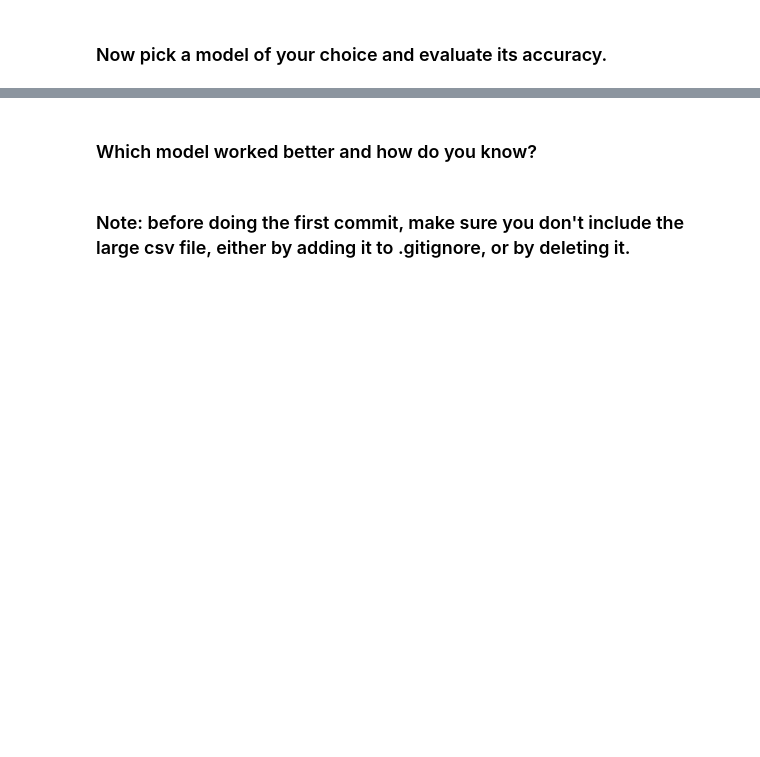
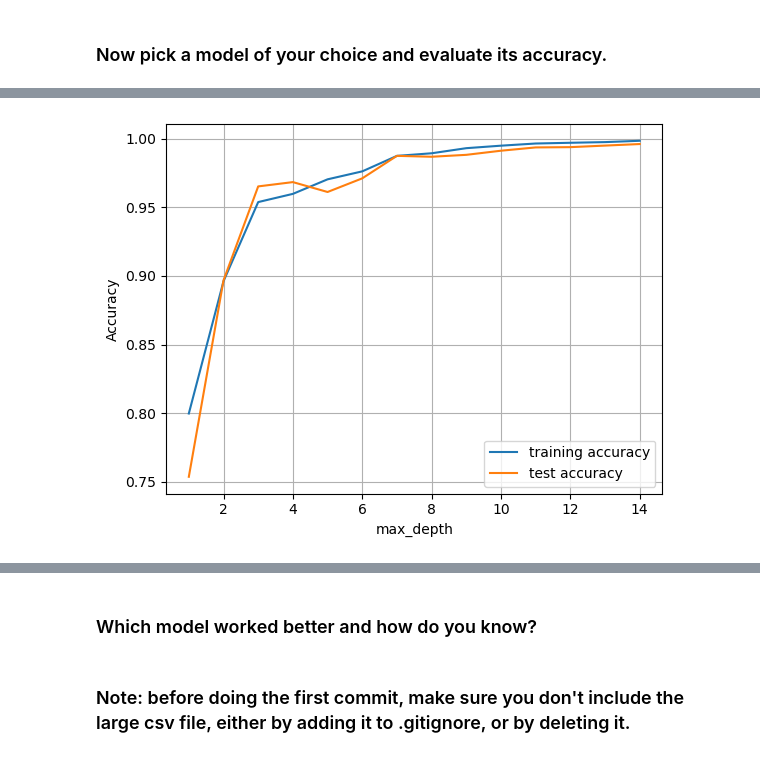
Before and after one commit to ta-data-lis/lab-imbalance, a Jupyter notebook: your-code/lab_imbalance.ipynb, the cells around one changed output, grey strips where cells are left out. Drawn from its saved outputs; the diff is of its cells as text; code cells hidden in the pictures; blank space fills up the shorter version.

```diff
--- a/your-code/lab_imbalance.ipynb
+++ b/your-code/lab_imbalance.ipynb
@@ -25,0 +248,9 @@ Like we disussed in class, when we have noisy data, if we are not careful, we ca
+# %%
+%%time
+from sklearn.linear_model import LogisticRegression
+
+log_reg = LogisticRegression()
+log_reg.fit(X_train_SMOTE, y_train_SMOTE)
+
+print("test data accuracy is", log_reg.score(X_test_normalized,y_test))
+print("train data accuracy is", log_reg.score(X_train_SMOTE,y_train_SMOTE)) #no overfitting
@@ -29,0 +297,8 @@ Like we disussed in class, when we have noisy data, if we are not careful, we ca
+# %%
+%%time
+#DecisionTrees
+from sklearn.tree import DecisionTreeClassifier
+tree = DecisionTreeClassifier(max_depth = 3) #max 3 nodes splitting, chosen after tuning
+tree.fit(X_train_SMOTE, y_train_SMOTE)
+print("test data accuracy is", tree.score(X_test_normalized,y_test))
+print("train data accuracy is", tree.score(X_train_SMOTE,y_train_SMOTE)) #1 = overfitting completely. too high max_depth with 10.
@@ -29,0 +328,27 @@ Like we disussed in class, when we have noisy data, if we are not careful, we ca
+# %%
+# hyerparameter tuning - find the right max_depth
+
+import matplotlib.pyplot as plt
+training_accuracy = []
+test_accuracy = []
+# try from 1 to 15
+max_depth_settings = range(1, 15)
+for max_depth in max_depth_settings:
+  # build the model
+  tree = DecisionTreeClassifier(max_depth=max_depth)
+  #training the model
+  tree.fit(X_train_SMOTE, y_train_SMOTE)
+  # record training set accuracy
+  training_accuracy.append(tree.score(X_train_SMOTE, y_train_SMOTE))
+  # record generalization accuracy
+  test_accuracy.append(tree.score(X_test_normalized, y_test))
+plt.plot(max_depth_settings, training_accuracy, label="training accuracy")
+plt.plot(max_depth_settings, test_accuracy, label="test accuracy")
+
+plt.ylabel("Accuracy")
+plt.xlabel("max_depth")
+plt.legend()
+plt.grid()
+plt.show()
+# %% [output]
+[figure, added]
```
Also changed, not shown: parts of 41 cells of this notebook.
